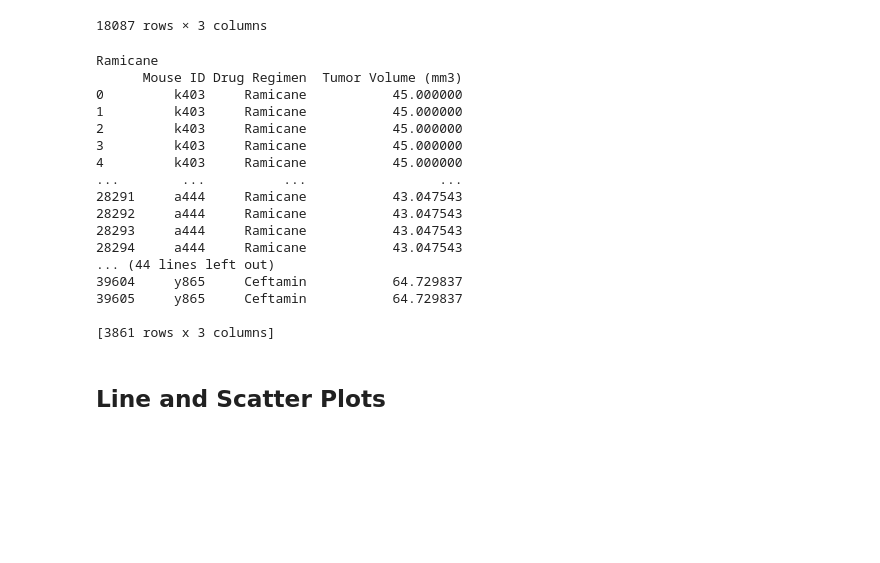
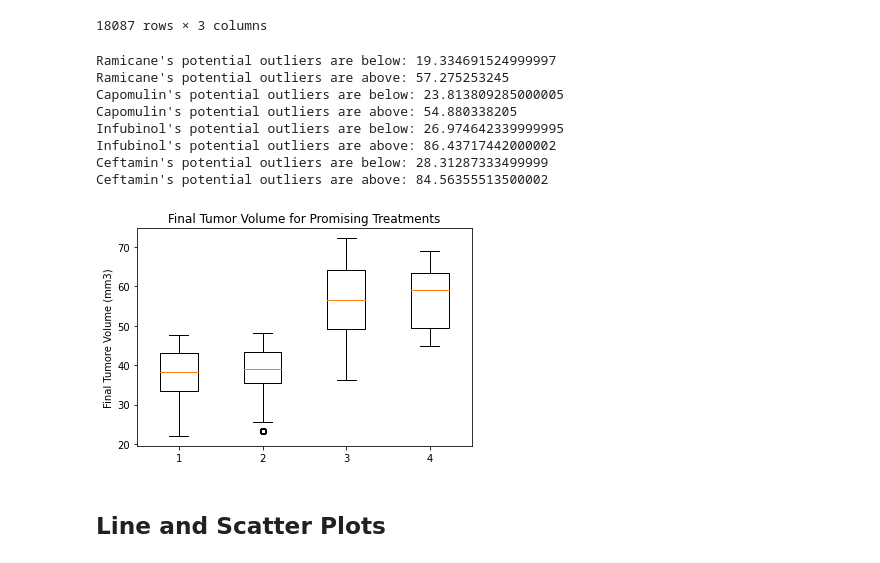
Before and after one commit to shirinegm/matplotlib-challenge, a Jupyter notebook: pymaceuticals_starter.ipynb, the cells around one changed output. Drawn from its saved outputs; the diff is of its cells as text; code cells hidden in the pictures; blank space fills up the shorter version.

Commit message:
finally got the boxplots and the iqr to calculate correctly

```diff
--- a/pymaceuticals_starter.ipynb
+++ b/pymaceuticals_starter.ipynb
@@ -302,24 +302,23 @@ treatments = max_tumor_data['Drug Regimen'].unique()
 max_tumor = []
 
 for treatment in treatments:
-    print(treatment)
-    treatment_data = max_tumor_data.loc[max_tumor_data['Drug Regimen'] == treatment])
+    treatment_data = max_tumor_data.loc[max_tumor_data['Drug Regimen'] == treatment]
     max_tumor.append(treatment_data['Tumor Volume (mm3)'])
+    quartiles = treatment_data['Tumor Volume (mm3)'].quantile([.25,.5,.75])
+    lowerq = quartiles[0.25]
+    upperq = quartiles[0.75]
+    iqr = upperq-lowerq
+    lower_bound = lowerq - (1.5*iqr)
+    upper_bound = upperq + (1.5*iqr)
+
+    print(f"{treatment}'s potential outliers are below: {lower_bound}")
+    print(f"{treatment}'s potential outliers are above: {upper_bound}")
 # %% [output]
-Ramicane
-      Mouse ID Drug Regimen  Tumor Volume (mm3)
-0         k403     Ramicane           45.000000
-1         k403     Ramicane           45.000000
-2         k403     Ramicane           45.000000
-3         k403     Ramicane           45.000000
-4         k403     Ramicane           45.000000
-...        ...          ...                 ...
-28291     a444     Ramicane           43.047543
-28292     a444     Ramicane           43.047543
-28293     a444     Ramicane           43.047543
-28294     a444     Ramicane           43.047543
-... (44 lines left out)
-39604     y865     Ceftamin           64.729837
-39605     y865     Ceftamin           64.729837
-
-[3861 rows x 3 columns]
+Ramicane's potential outliers are below: 19.334691524999997
+Ramicane's potential outliers are above: 57.275253245
+Capomulin's potential outliers are below: 23.813809285000005
+Capomulin's potential outliers are above: 54.880338205
+Infubinol's potential outliers are below: 26.974642339999995
+Infubinol's potential outliers are above: 86.43717442000002
+Ceftamin's potential outliers are below: 28.31287333499999
+Ceftamin's potential outliers are above: 84.56355513500002
@@ -337,5 +325,12 @@ Ramicane
 # %%
 # Generate a box plot of the final tumor volume of each mouse across four regimens of interest
+fig1, ax1 = plt.subplots()
+ax1.set_title('Final Tumor Volume for Promising Treatments')
+ax1.set_ylabel('Final Tumore Volume (mm3)')
+ax1.boxplot(max_tumor)
+plt.show()
+# %% [output]
+[figure, added]
 # %% [markdown]
 ## Line and Scatter Plots
 # %%
```
Also changed, not shown: parts of 1 cell of this notebook.
